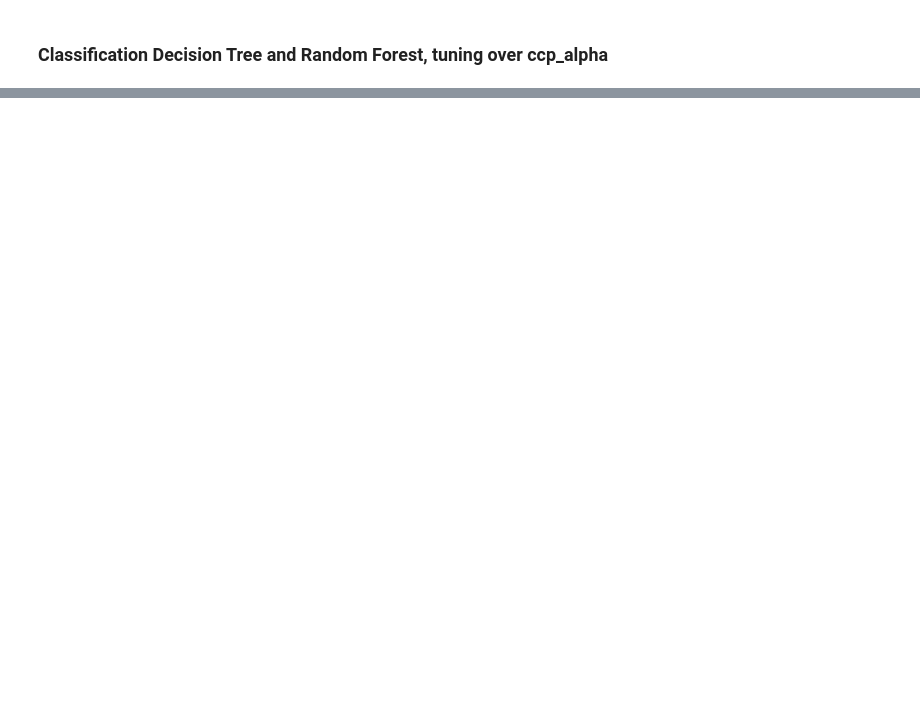
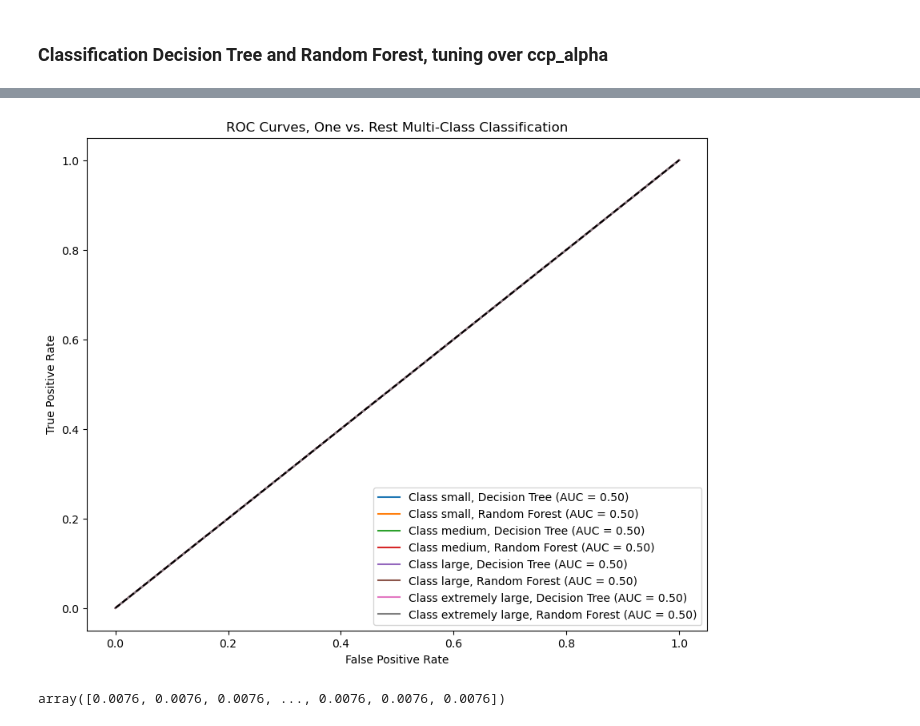
Before and after one commit to danielsavila/Forest-Fire-Prediction, a Jupyter notebook: forest_fire_prediction.ipynb, the cells around one changed output, grey strips where cells are left out. Drawn from its saved outputs; the diff is of its cells as text; code cells hidden in the pictures; blank space fills up the shorter version.

```diff
--- a/forest_fire_prediction.ipynb
+++ b/forest_fire_prediction.ipynb
@@ -429,0 +458,39 @@ print(randomized_search.best_estimator_)
+# %%
+# now creating the ROC curves similar to above.
+tree = DecisionTreeClassifier(ccp_alpha = 6.735633751)
+random_forest = RandomForestClassifier(ccp_alpha = 6.060883721, n_estimators = 50, random_state = 20)
+
+tree.fit(X_train, y_train)
+tree_predict_proba = tree.predict_proba(X_test)
+
+random_forest.fit(X_train, y_train)
+random_forest_predict_proba = random_forest.predict_proba(X_test)
+
+
+fig, ax = plt.subplots(figsize = [10, 8])
+
+class_names = ["small", "medium", "large", "extremely large"]
+for i in range(y_test.shape[1]):
+    tree_roc_display = RocCurveDisplay.from_predictions(y_test[:,i],
+                                                        tree_predict_proba[i][:, 1],
+                                                        name = f"Class {class_names[i]}, Decision Tree",
+                                                        ax = ax)
+    random_forest_roc_display = RocCurveDisplay.from_predictions(y_test[:, i],
+                                                                 random_forest_predict_proba[i][:,1],
+                                                                 name = f"Class {class_names[i]}, Random Forest",
+                                                                 ax = ax)
+
+
+plt.plot([0,1], [0,1], color = "black", linestyle = "--")
+plt.xlabel("False Positive Rate")
+plt.ylabel("True Positive Rate")
+plt.title("ROC Curves, One vs. Rest Multi-Class Classification")
+plt.legend(loc = "lower right")
+plt.show()
+# %% [output]
+[figure, added]
+# %%
+tree_predict_proba = tree.predict_proba(X_test)
+tree_predict_proba[i][:, 1]
+# %% [output]
+array([0.0076, 0.0076, 0.0076, ..., 0.0076, 0.0076, 0.0076])
```
Also changed, not shown: parts of 9 cells of this notebook.
